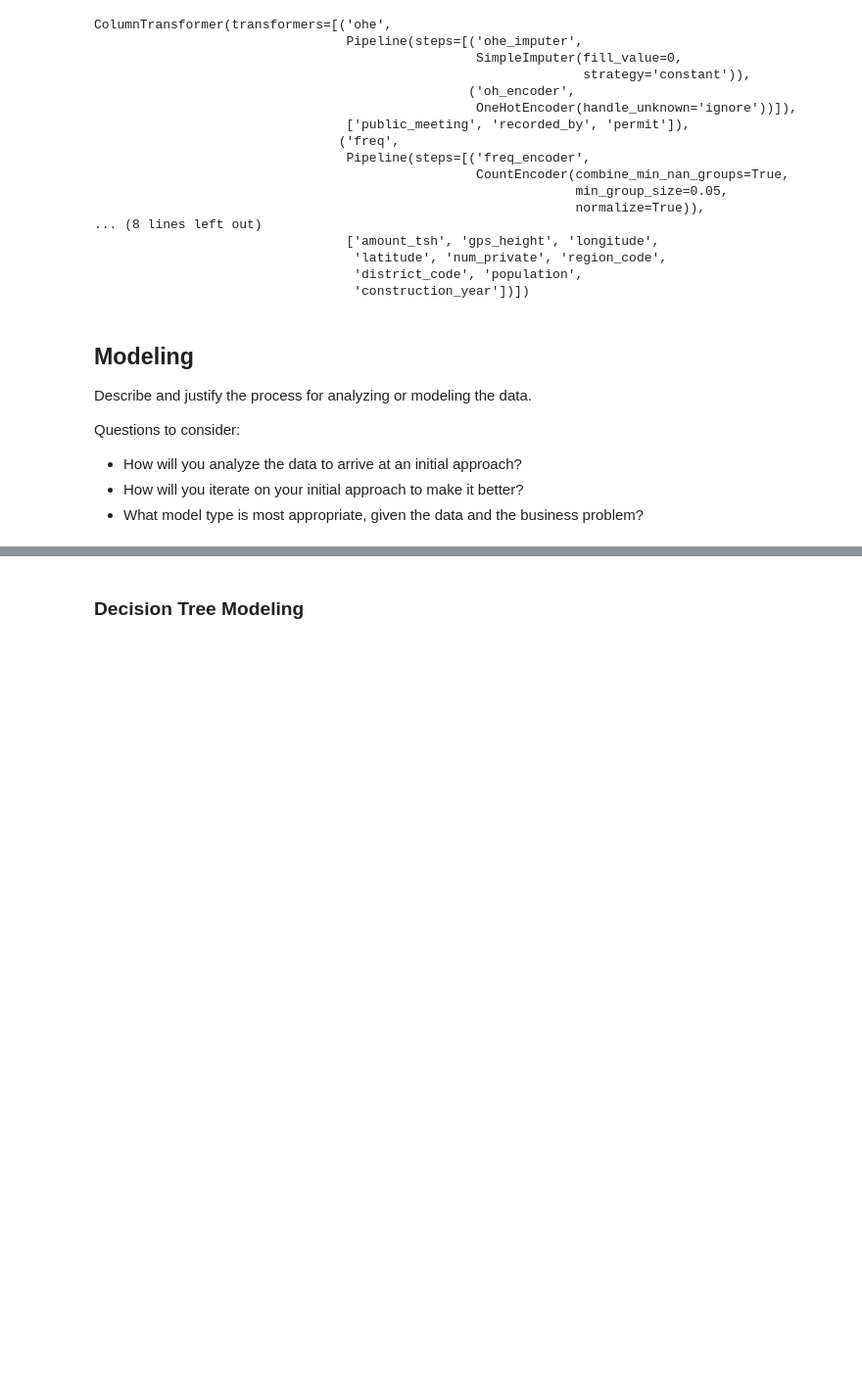
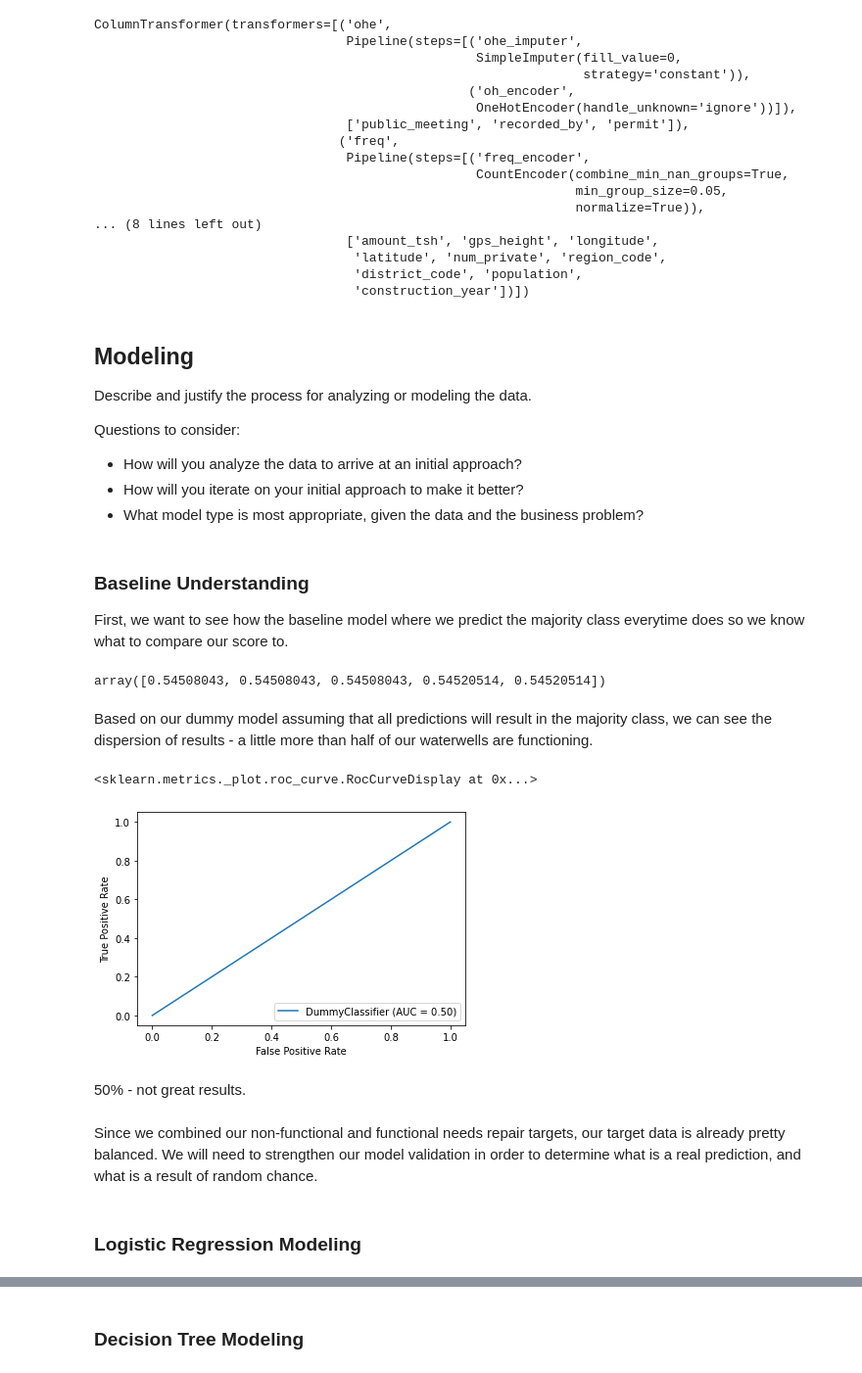
Before and after one commit to ElyLin/WaterWellsProject, a Jupyter notebook: notebooks/Ely/Project3Template-Ely.ipynb, the cells around one changed output, grey strips where cells are left out. Shown: that part at 98% size. Cells and saved outputs as stored; diff of their text form; code cells hidden in the pictures; blank space fills up the shorter version.

Commit message:
pull all models together

```diff
--- a/notebooks/Ely/Project3Template-Ely.ipynb
+++ b/notebooks/Ely/Project3Template-Ely.ipynb
@@ -268,0 +287,4 @@ Questions to consider:
+# %% [markdown]
+### Baseline Understanding
+
+First, we want to see how the baseline model where we predict the majority class everytime does so we know what to compare our score to.
@@ -268,0 +293,17 @@ Questions to consider:
+# %%
+dummy_model = DummyClassifier(strategy="most_frequent")
+dummy_model.fit(X_train, y_train)
+dummy_model.predict(X_train)
+cv_results = cross_val_score(dummy_model, X_train, y_train, cv=5)
+cv_results
+# %% [output]
+array([0.54508043, 0.54508043, 0.54508043, 0.54520514, 0.54520514])
+# %% [markdown]
+Based on our dummy model assuming that all predictions will result in the majority class, we can see the dispersion of results - a little more than half of our waterwells are functioning.
+# %%
+plot_roc_curve(dummy_model,X_train,y_train)
+# %% [output]
+<sklearn.metrics._plot.roc_curve.RocCurveDisplay at 0x...>
+[figure, added]
+# %% [markdown]
+50% - not great results.
@@ -268,0 +312,4 @@ Questions to consider:
+# %% [markdown]
+Since we combined our non-functional and functional needs repair targets, our target data is already pretty balanced. We will need to strengthen our model validation in order to determine what is a real prediction, and what is a result of random chance.
+# %% [markdown]
+### Logistic Regression Modeling
```
Also changed, not shown: parts of 42 cells of this notebook.
